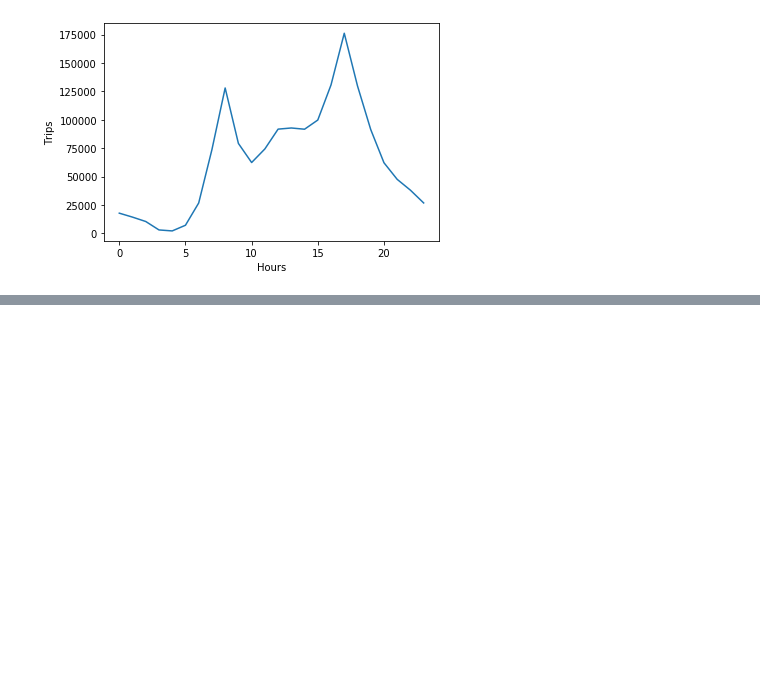
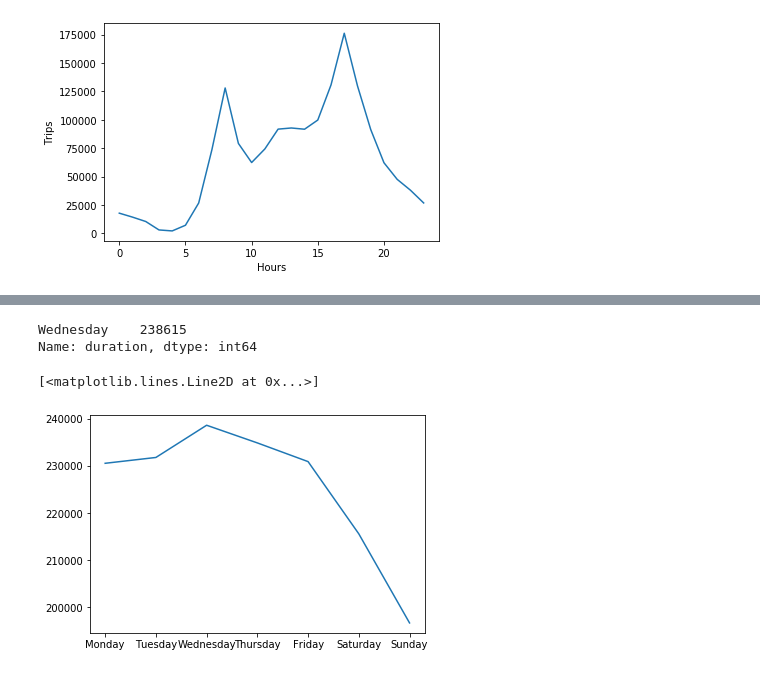
Before and after one commit to jisanos/Hubway-Data-Visualization-Challenge, a Jupyter notebook: Exam_Script.ipynb, the cells around one changed output, grey strips where cells are left out. Saved outputs shown, nothing was run; the diff lists cells and outputs as text; code cells hidden in the pictures; blank space fills up the shorter version.

Commit message:
Found the days of the week with most traffic

```diff
--- a/Exam_Script.ipynb
+++ b/Exam_Script.ipynb
@@ -218,0 +186,6 @@ The peak is at hour 17 (5 PM)
+# %%
+Trips_final_day = Trips.set_index('end_date').resample('D').count()
+# %%
+Trips_final_day = Trips_final_day['duration']
+# %%
+Trips_per_days_week=Trips_final_day.groupby(Trips_final_day.index.dayofweek).sum()
@@ -218,0 +204,3 @@ The peak is at hour 17 (5 PM)
+# %%
+days = np.array(['Monday', 'Tuesday', 'Wednesday', 'Thursday', 'Friday', 'Saturday', 'Sunday'])
+Trips_per_days_week.index = days
@@ -218,0 +218,10 @@ The peak is at hour 17 (5 PM)
+# %%
+Trips_per_days_week[Trips_per_days_week == Trips_per_days_week.max()]
+# %% [output]
+Wednesday    238615
+Name: duration, dtype: int64
+# %%
+plt.plot(Trips_per_days_week)
+# %% [output]
+[<matplotlib.lines.Line2D at 0x...>]
+[figure, added]
```
Also changed, not shown: parts of 11 cells of this notebook.
